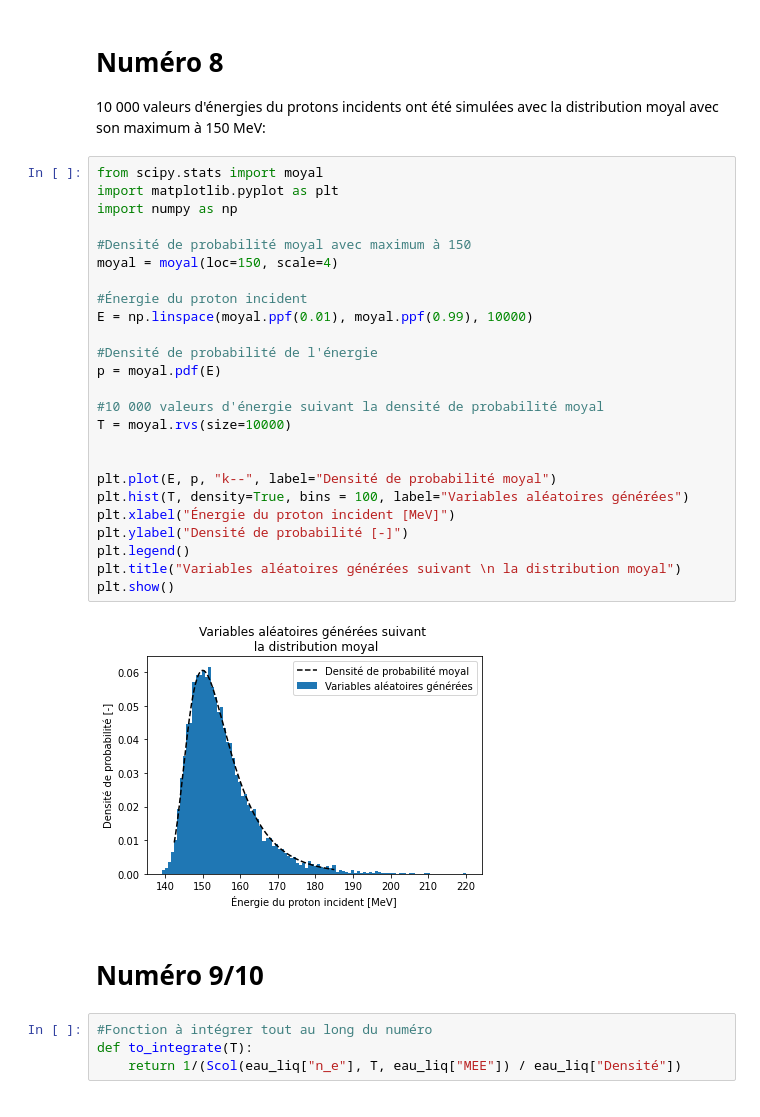
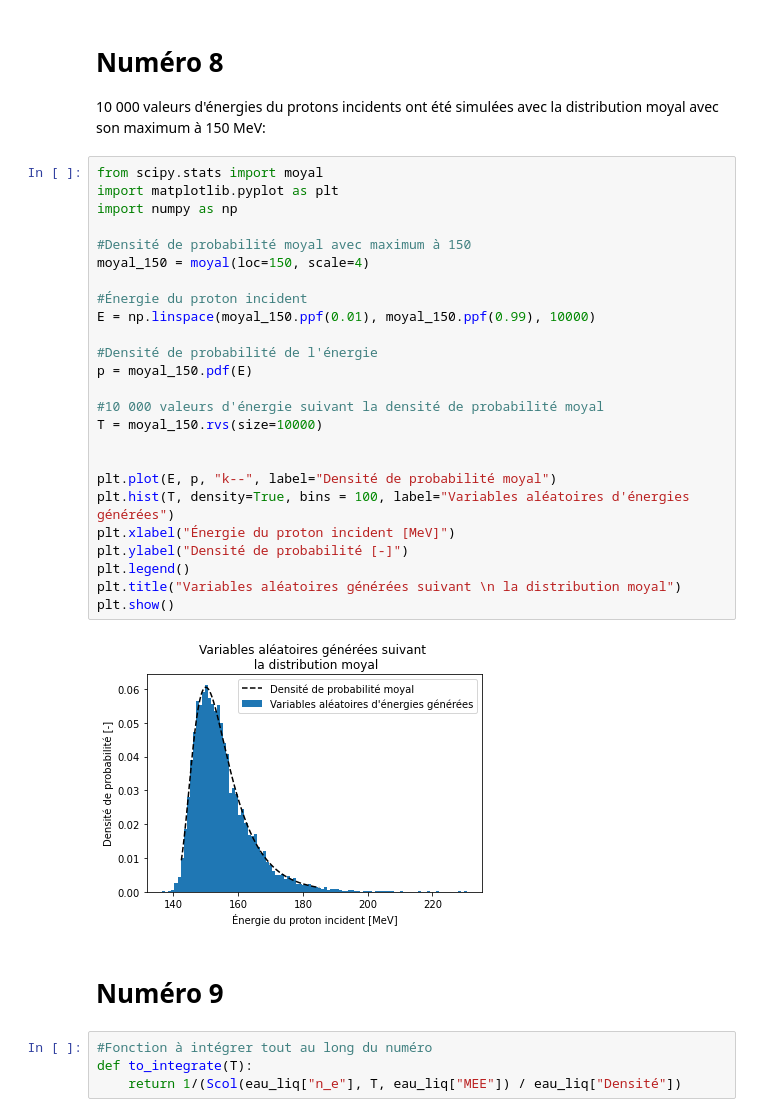
Before and after one commit to essheh/PHYZ_NUM, a Jupyter notebook: TP1_BOISSINNOT_GAUDREAULT_LESSARD.ipynb, the cells around one changed output. Cells and saved outputs as stored; diff of their text form.

```diff
--- a/TP1_BOISSINNOT_GAUDREAULT_LESSARD.ipynb
+++ b/TP1_BOISSINNOT_GAUDREAULT_LESSARD.ipynb
@@ -531,32 +531,32 @@ Le tableau ne permet pas d'afficher plus de 6 décimales. Par contre, on remarqu
 # %%
 from scipy.stats import moyal
 import matplotlib.pyplot as plt
 import numpy as np
 
 #Densité de probabilité moyal avec maximum à 150
-moyal = moyal(loc=150, scale=4)
+moyal_150 = moyal(loc=150, scale=4)
 
 #Énergie du proton incident
-E = np.linspace(moyal.ppf(0.01), moyal.ppf(0.99), 10000)
+E = np.linspace(moyal_150.ppf(0.01), moyal_150.ppf(0.99), 10000)
 
 #Densité de probabilité de l'énergie
-p = moyal.pdf(E)
+p = moyal_150.pdf(E)
 
 #10 000 valeurs d'énergie suivant la densité de probabilité moyal
-T = moyal.rvs(size=10000)
+T = moyal_150.rvs(size=10000)
 
 
 plt.plot(E, p, "k--", label="Densité de probabilité moyal")
-plt.hist(T, density=True, bins = 100, label="Variables aléatoires générées")
+plt.hist(T, density=True, bins = 100, label="Variables aléatoires d'énergies générées")
 plt.xlabel("Énergie du proton incident [MeV]")
 plt.ylabel("Densité de probabilité [-]")
 plt.legend()
 plt.title("Variables aléatoires générées suivant \n la distribution moyal")
 plt.show()
 # %% [output]
-[figure, old version]
+[figure, new version]
 # %% [markdown]
-# Numéro 9/10
+# Numéro 9
 # %%
 #Fonction à intégrer tout au long du numéro
 def to_integrate(T):
```
Also changed, not shown: parts of 9 cells of this notebook, 1 other file.
